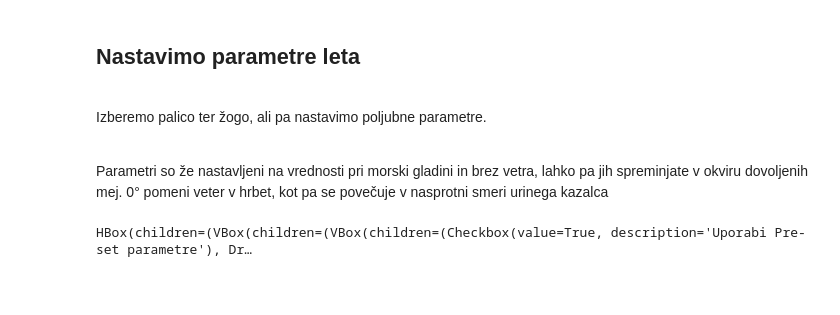
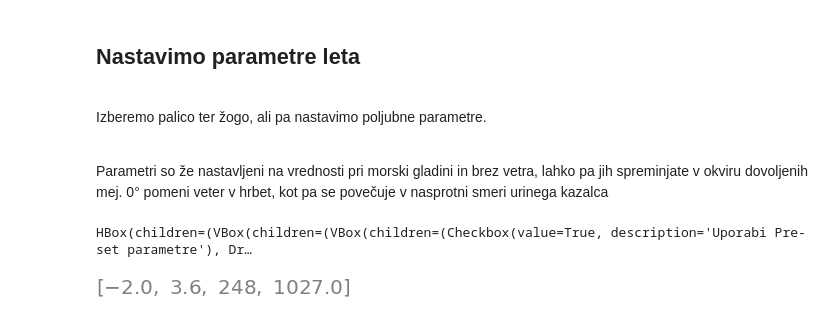
Before and after one commit to akul23/Golf-Ball-Flight, a Jupyter notebook: main.ipynb, the cells around one changed output. Cells and saved outputs as stored; diff of their text form; code cells hidden in the pictures; blank space fills up the shorter version.

Commit message:
added weather api to get local flight characteristics

```diff
--- a/main.ipynb
+++ b/main.ipynb
@@ -282,2 +289,7 @@ live_plot()
 # %% [output]
 HBox(children=(VBox(children=(VBox(children=(Checkbox(value=True, description='Uporabi Pre-set parametre'), Dr…
+# %%
+reload(environment)
+environment.get_local_weather_data()
+# %% [output]
+[figure, added]
```
Also changed, not shown: parts of 5 cells of this notebook, 3 other files.
